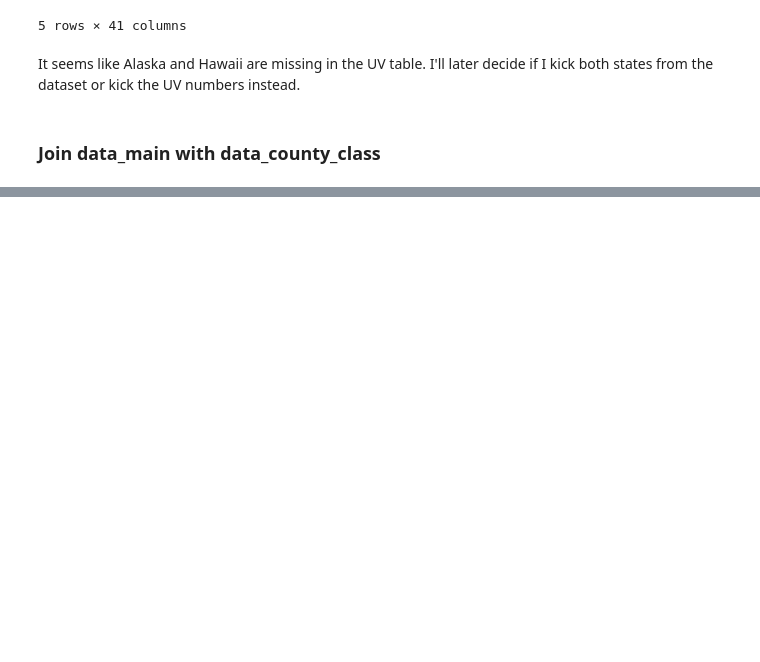
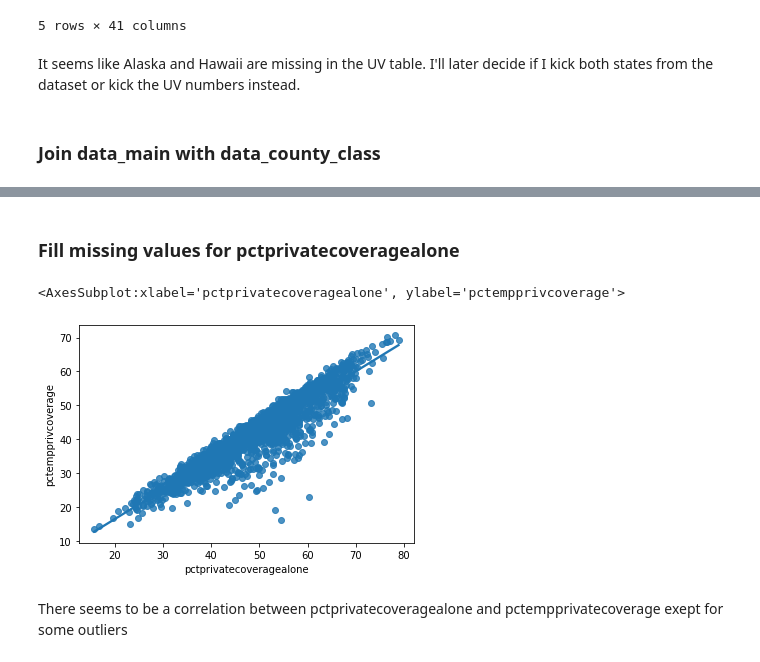
Before and after one commit to TobHeg/Mid-Term-Project, a Jupyter notebook: mid-term-project.ipynb, the cells around one changed output, grey strips where cells are left out. Drawn from its saved outputs; the diff is of its cells as text; code cells hidden in the pictures; blank space fills up the shorter version.

```diff
--- a/mid-term-project.ipynb
+++ b/mid-term-project.ipynb
@@ -522,0 +462,4 @@ match_list
+# %%
+# Harmonize percentages
+data_main.industry_share_manufacturing = data_main.industry_share_manufacturing * 100
+data_main.industry_share_mineoilgas = data_main.industry_share_mineoilgas * 100
@@ -522,0 +490,3 @@ match_list
+# %%
+#data_main.to_csv('export for tableau.csv')
+data_main['pctsomecol18_24'] = data_main['pctsomecol18_24'].fillna(100 - data_main['pctnohs18_24'] - data_main['pcths18_24'] - data_main['pctbachdeg18_24'])
@@ -522,0 +495,4 @@ match_list
+# %%
+# Create a statewide ratio between employed and unemployed
+data_main['ratioemployment'] = data_main.groupby('state')['pctemployed16_over'].transform('mean')/data_main.groupby('state')['pctunemployed16_over'].transform('mean')
+data_main['ratioemployment']
@@ -522,0 +512,3 @@ match_list
+# %%
+# Fill the missing values with the product of pctunemployed & ratioemployment
+data_main['pctemployed16_over'] = data_main['pctemployed16_over'].fillna(data_main['pctunemployed16_over'] * data_main['ratioemployment'])
@@ -522,0 +535,10 @@ match_list
+# %% [markdown]
+### Fill missing values for pctprivatecoveragealone
+# %%
+# Draw a scatterplott
+sns.regplot(x=data_main["pctprivatecoveragealone"], y=data_main["pctempprivcoverage"])
+# %% [output]
+<AxesSubplot:xlabel='pctprivatecoveragealone', ylabel='pctempprivcoverage'>
+[figure, added]
+# %% [markdown]
+There seems to be a correlation between pctprivatecoveragealone and pctempprivatecoverage exept for some outliers
```
Also changed, not shown: parts of 212 cells of this notebook, 10 other files.
